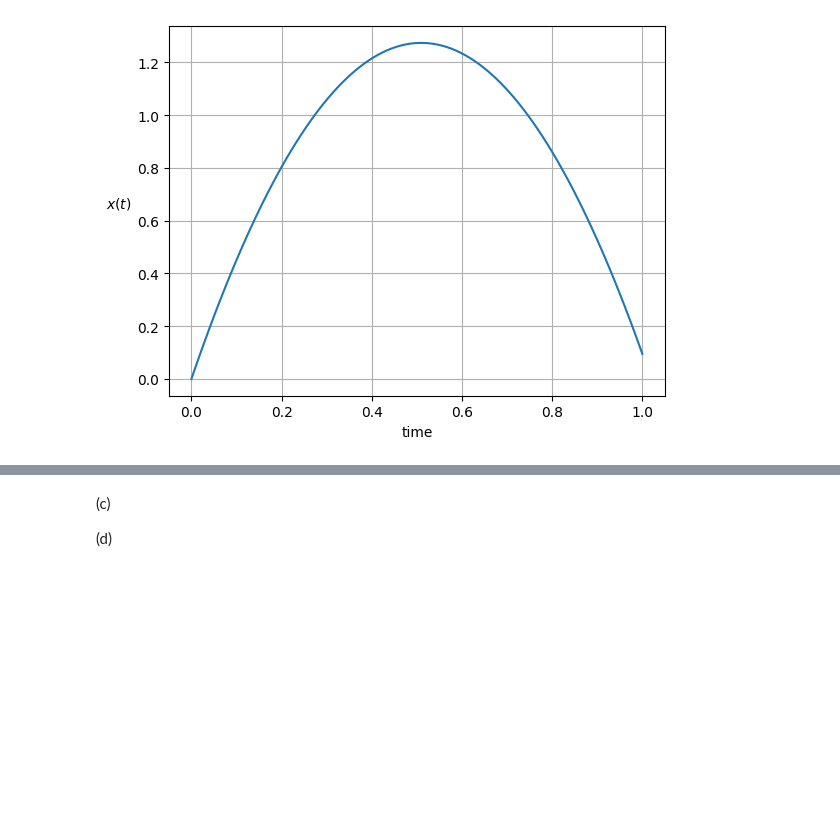
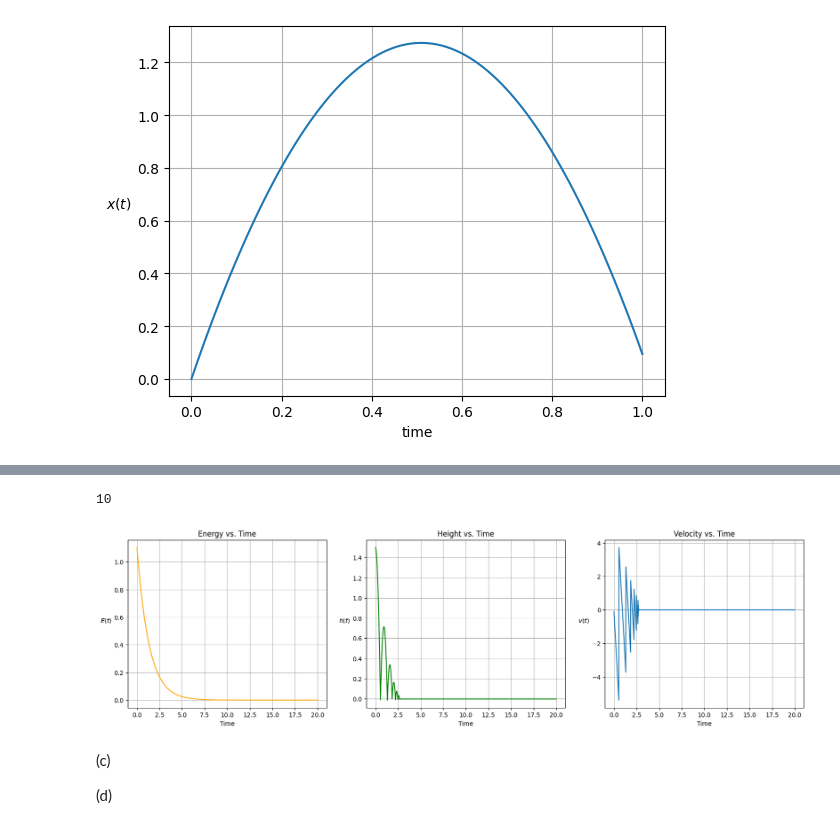
Before and after one commit to FatAnorexic/Math-and-Physics, a Jupyter notebook: physics/problem_set_solutions/bouncing_ball.ipynb, the cells around one changed output, grey strips where cells are left out. Drawn from its saved outputs; the diff is of its cells as text; code cells hidden in the pictures; blank space fills up the shorter version.

Commit message:
Create model of bouncing ball systems vs. time

```diff
--- a/physics/problem_set_solutions/bouncing_ball.ipynb
+++ b/physics/problem_set_solutions/bouncing_ball.ipynb
@@ -123,3 +131,59 @@ $$ f\approx0.47$$
+# %%
+def loss_over_time(n, mass, g, h, f):
+    return 1/2*mass*np.sqrt(2*g*h)**2*f**n
+
+def height_time(g, height, time, velocity,
+                dt, h_floor, e, t_max):
+    data=[]
+    while time<t_max:
+        height+=velocity*dt
+        #If the ball strikes the ground we take opposite its direction time COR
+        #Otherwise we take the standard motion of the ball
+        velocity=velocity-g*dt if height>h_floor else -velocity*e
+
+        data.append([time, height, velocity])
+        time+=dt
+    data=np.array(data).transpose()
+    return data
+
+m=0.075
+g=9.81
+h_0=1.5
+f=0.47
+e=0.69
+n=np.linspace(0,20,50)
+time=np.linspace(0,20,50)
+
+bouncing=height_time(g, h_0, 0.0, 0.0, 0.01, 0.0, e, time[-1])
+
+fig, (ax1, ax2, ax3)=plt.subplots(1, 3, figsize=(20,5))
+
+ax1.plot(time, loss_over_time(n, m, g, h_0, f), color='orange')
+ax1.set_xlabel('Time')
+ax1.set_ylabel(r'$E(t)$', rotation=0, ha='right')
+ax1.grid()
+ax1.set_title('Energy vs. Time')
+ax2.plot(bouncing[0], bouncing[1], color='green')
+ax2.set_xlabel('Time')
+ax2.set_ylabel(r'$h(t)$', rotation=0, ha='right')
+ax2.grid()
+ax2.set_title('Height vs. Time')
+ax3.plot(bouncing[0], bouncing[2])
+ax3.set_xlabel('Time')
+ax3.set_ylabel(r'$v(t)$', rotation=0, ha='right')
+ax3.grid()
+ax3.set_title('Velocity vs. Time')
+
+
+data=pd.DataFrame({
+    'time':bouncing[0],
+    'h(t)':bouncing[1],
+    'v(t)':bouncing[2]
+    })
+print(data.index)
+# %% [output]
+10
+[figure, added]
 # %% [markdown]
 (c)
 
```
Also changed, not shown: parts of 1 cell of this notebook.
